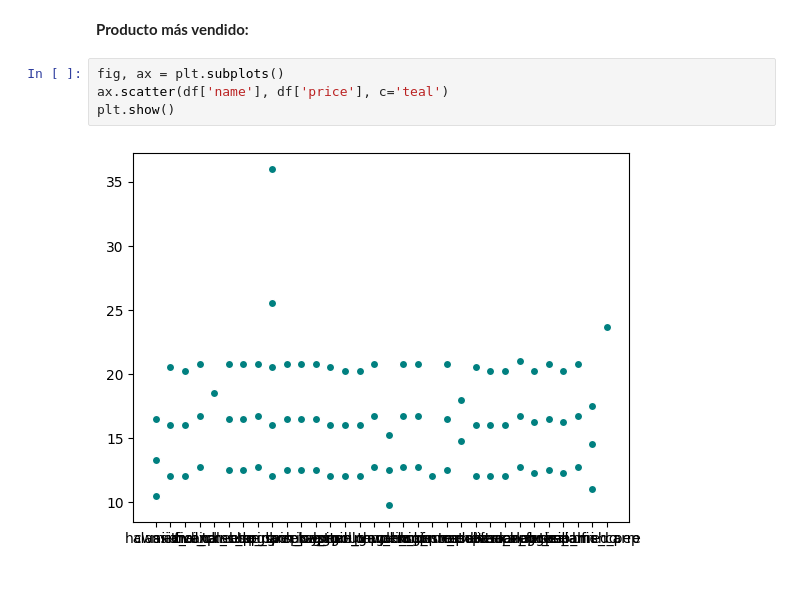
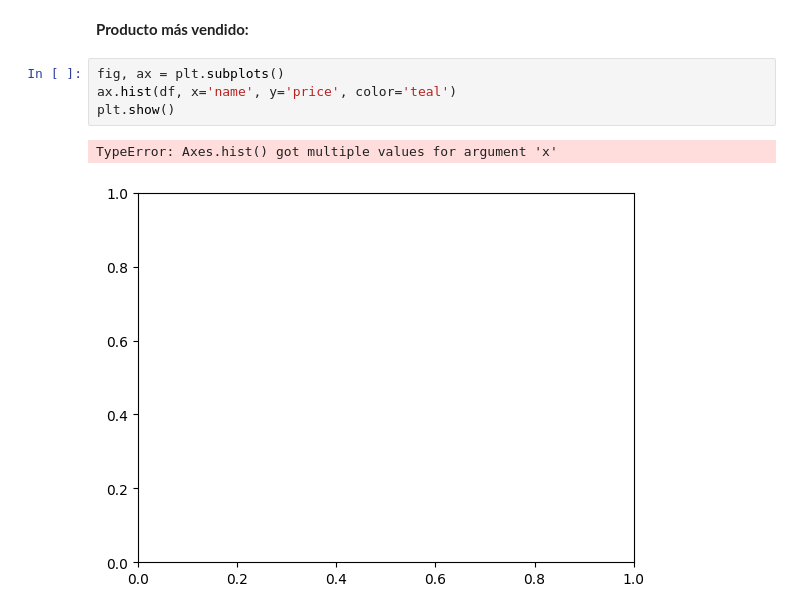
Before and after one commit to DJChincuini/PizzaParty__DataAnalytics-and-IA, a Jupyter notebook: Informe EDA.ipynb, the cells around one changed output. Saved outputs shown, nothing was run; the diff lists cells and outputs as text; blank space fills up the shorter version.

```diff
--- a/Informe EDA.ipynb
+++ b/Informe EDA.ipynb
@@ -114,7 +114,8 @@ plt.show() # Enseño el gráfico
 **Producto más vendido:**
 # %%
 fig, ax = plt.subplots()
-ax.scatter(df['name'], df['price'], c='teal')
+ax.hist(df, x='name', y='price', color='teal')
 plt.show()
 # %% [output]
+TypeError: Axes.hist() got multiple values for argument 'x'
-[figure, old version]
+[figure, new version]
```
